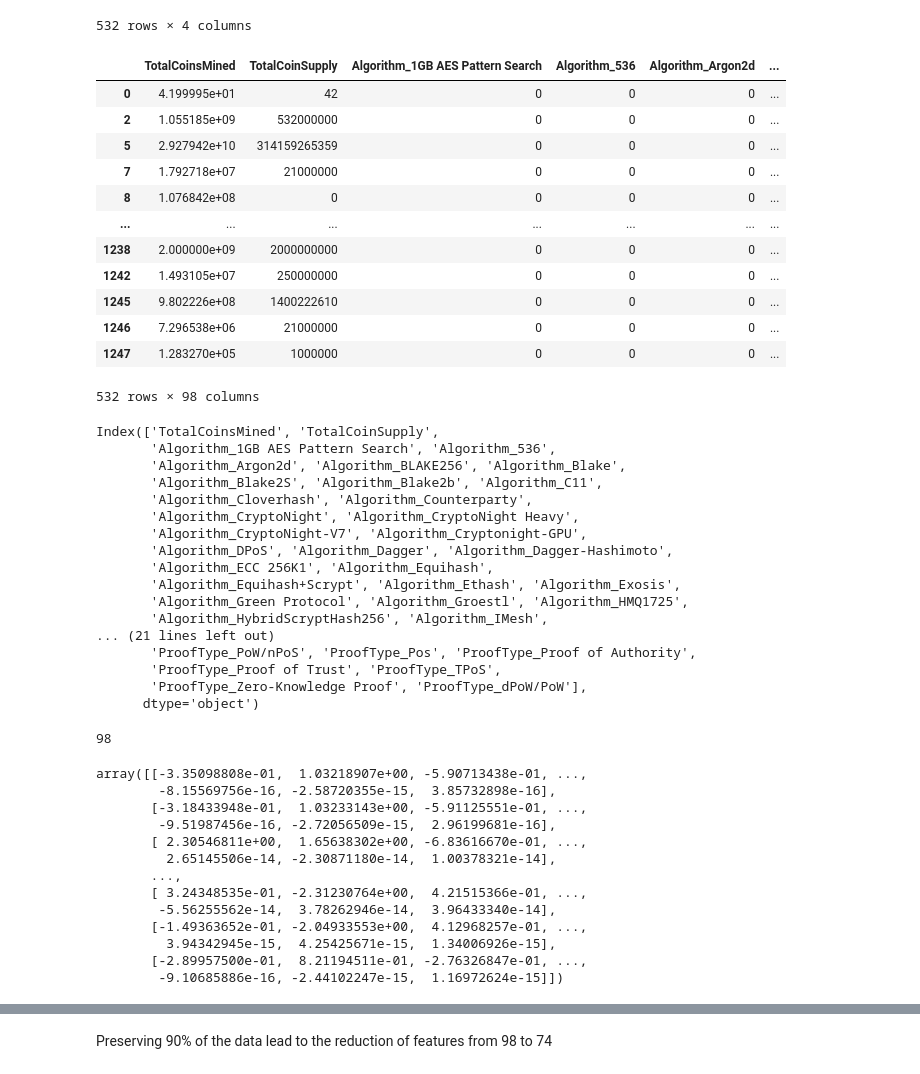
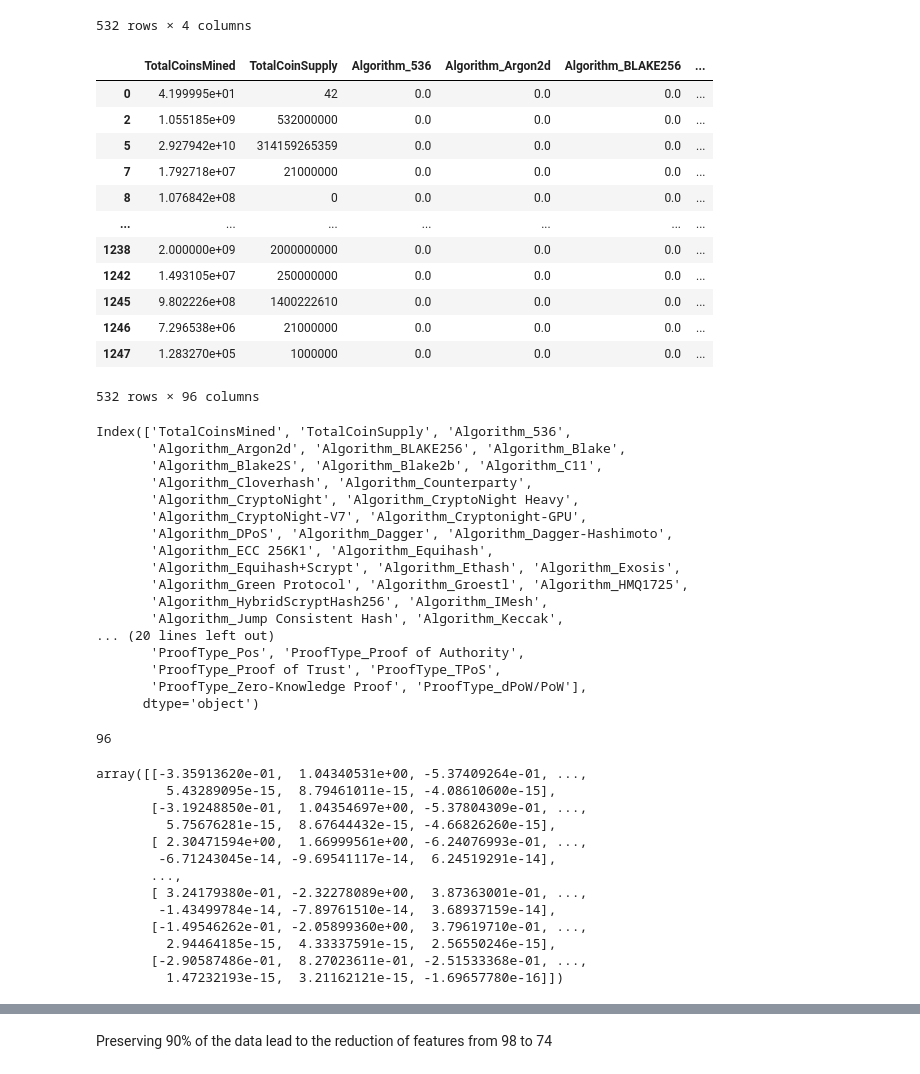
Before and after one commit to rfaylona/cryptocurrency-clusters, a Jupyter notebook: crypto.ipynb, the cells around one changed output, grey strips where cells are left out. Saved outputs shown, nothing was run; the diff lists cells and outputs as text; code cells hidden in the pictures.

```diff
--- a/crypto.ipynb
+++ b/crypto.ipynb
@@ -121,27 +121,26 @@ crypto_df
 532 rows × 4 columns
 # %%
 # convert Algorithm and ProofType into numerical data
-X = pd.get_dummies(crypto_df, columns=['Algorithm', 'ProofType'])
+X = pd.get_dummies(crypto_df, columns=['Algorithm', 'ProofType'], drop_first=True, dtype=float)
 X
 # %% [output]
-|  | TotalCoinsMined | TotalCoinSupply | Algorithm_1GB AES Pattern Search | Algorithm_536 | Algorithm_Argon2d | ... |
-| 0 | 4.199995e+01 | 42 | 0 | 0 | 0 | ... |
-| 2 | 1.055185e+09 | 532000000 | 0 | 0 | 0 | ... |
-| 5 | 2.927942e+10 | 314159265359 | 0 | 0 | 0 | ... |
-| 7 | 1.792718e+07 | 21000000 | 0 | 0 | 0 | ... |
-| 8 | 1.076842e+08 | 0 | 0 | 0 | 0 | ... |
+|  | TotalCoinsMined | TotalCoinSupply | Algorithm_536 | Algorithm_Argon2d | Algorithm_BLAKE256 | ... |
+| 0 | 4.199995e+01 | 42 | 0.0 | 0.0 | 0.0 | ... |
+| 2 | 1.055185e+09 | 532000000 | 0.0 | 0.0 | 0.0 | ... |
+| 5 | 2.927942e+10 | 314159265359 | 0.0 | 0.0 | 0.0 | ... |
+| 7 | 1.792718e+07 | 21000000 | 0.0 | 0.0 | 0.0 | ... |
+| 8 | 1.076842e+08 | 0 | 0.0 | 0.0 | 0.0 | ... |
 | ... | ... | ... | ... | ... | ... | ... |
-| 1238 | 2.000000e+09 | 2000000000 | 0 | 0 | 0 | ... |
-| 1242 | 1.493105e+07 | 250000000 | 0 | 0 | 0 | ... |
-| 1245 | 9.802226e+08 | 1400222610 | 0 | 0 | 0 | ... |
-| 1246 | 7.296538e+06 | 21000000 | 0 | 0 | 0 | ... |
-| 1247 | 1.283270e+05 | 1000000 | 0 | 0 | 0 | ... |
+| 1238 | 2.000000e+09 | 2000000000 | 0.0 | 0.0 | 0.0 | ... |
+| 1242 | 1.493105e+07 | 250000000 | 0.0 | 0.0 | 0.0 | ... |
+| 1245 | 9.802226e+08 | 1400222610 | 0.0 | 0.0 | 0.0 | ... |
+| 1246 | 7.296538e+06 | 21000000 | 0.0 | 0.0 | 0.0 | ... |
+| 1247 | 1.283270e+05 | 1000000 | 0.0 | 0.0 | 0.0 | ... |
-532 rows × 98 columns
+532 rows × 96 columns
 # %%
 X.columns
 # %% [output]
-Index(['TotalCoinsMined', 'TotalCoinSupply',
-       'Algorithm_1GB AES Pattern Search', 'Algorithm_536',
+Index(['TotalCoinsMined', 'TotalCoinSupply', 'Algorithm_536',
        'Algorithm_Argon2d', 'Algorithm_BLAKE256', 'Algorithm_Blake',
        'Algorithm_Blake2S', 'Algorithm_Blake2b', 'Algorithm_C11',
        'Algorithm_Cloverhash', 'Algorithm_Counterparty',
@@ -152,8 +151,9 @@ Index(['TotalCoinsMined', 'TotalCoinSupply',
        'Algorithm_Equihash+Scrypt', 'Algorithm_Ethash', 'Algorithm_Exosis',
        'Algorithm_Green Protocol', 'Algorithm_Groestl', 'Algorithm_HMQ1725',
        'Algorithm_HybridScryptHash256', 'Algorithm_IMesh',
-... (21 lines left out)
-       'ProofType_PoW/nPoS', 'ProofType_Pos', 'ProofType_Proof of Authority',
+       'Algorithm_Jump Consistent Hash', 'Algorithm_Keccak',
+... (20 lines left out)
+       'ProofType_Pos', 'ProofType_Proof of Authority',
        'ProofType_Proof of Trust', 'ProofType_TPoS',
        'ProofType_Zero-Knowledge Proof', 'ProofType_dPoW/PoW'],
       dtype='object')
@@ -165,26 +165,26 @@ crypto_scaled_df = scaler.fit_transform(X)
 # check for num of features
 len(X.columns)
 # %% [output]
-98
+96
 # %%
 # dimensionality and reduction using PCA to retain 90% of features
 pca = PCA(n_components=0.90)
 crypto_pca = pca.fit_transform(crypto_scaled_df)
 crypto_pca
 # %% [output]
-array([[-3.35098808e-01,  1.03218907e+00, -5.90713438e-01, ...,
-        -8.15569756e-16, -2.58720355e-15,  3.85732898e-16],
-       [-3.18433948e-01,  1.03233143e+00, -5.91125551e-01, ...,
-        -9.51987456e-16, -2.72056509e-15,  2.96199681e-16],
-       [ 2.30546811e+00,  1.65638302e+00, -6.83616670e-01, ...,
-         2.65145506e-14, -2.30871180e-14,  1.00378321e-14],
+array([[-3.35913620e-01,  1.04340531e+00, -5.37409264e-01, ...,
+         5.43289095e-15,  8.79461011e-15, -4.08610600e-15],
+       [-3.19248850e-01,  1.04354697e+00, -5.37804309e-01, ...,
+         5.75676281e-15,  8.67644432e-15, -4.66826260e-15],
+       [ 2.30471594e+00,  1.66999561e+00, -6.24076993e-01, ...,
+        -6.71243045e-14, -9.69541117e-14,  6.24519291e-14],
        ...,
-       [ 3.24348535e-01, -2.31230764e+00,  4.21515366e-01, ...,
-        -5.56255562e-14,  3.78262946e-14,  3.96433340e-14],
-       [-1.49363652e-01, -2.04933553e+00,  4.12968257e-01, ...,
-         3.94342945e-15,  4.25425671e-15,  1.34006926e-15],
-       [-2.89957500e-01,  8.21194511e-01, -2.76326847e-01, ...,
-        -9.10685886e-16, -2.44102247e-15,  1.16972624e-15]])
+       [ 3.24179380e-01, -2.32278089e+00,  3.87363001e-01, ...,
+        -1.43499784e-14, -7.89761510e-14,  3.68937159e-14],
+       [-1.49546262e-01, -2.05899360e+00,  3.79619710e-01, ...,
+         2.94464185e-15,  4.33337591e-15,  2.56550246e-15],
+       [-2.90587486e-01,  8.27023611e-01, -2.51533368e-01, ...,
+         1.47232193e-15,  3.21162121e-15, -1.69657780e-16]])
 # %%
 # transform PCA data to a dataframe
 crypto_pca_df = pd.DataFrame(data=crypto_pca)
```
Also changed, not shown: parts of 5 cells of this notebook, 1 other file.
